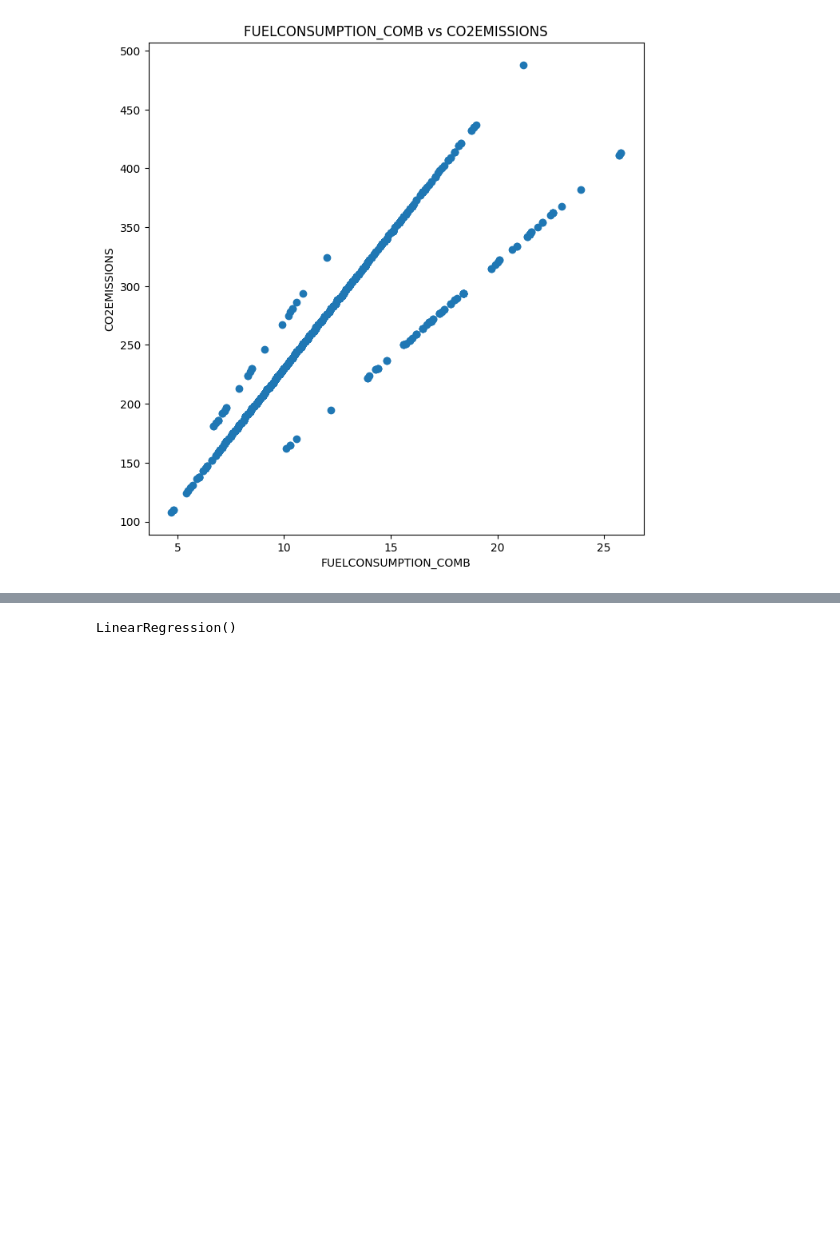
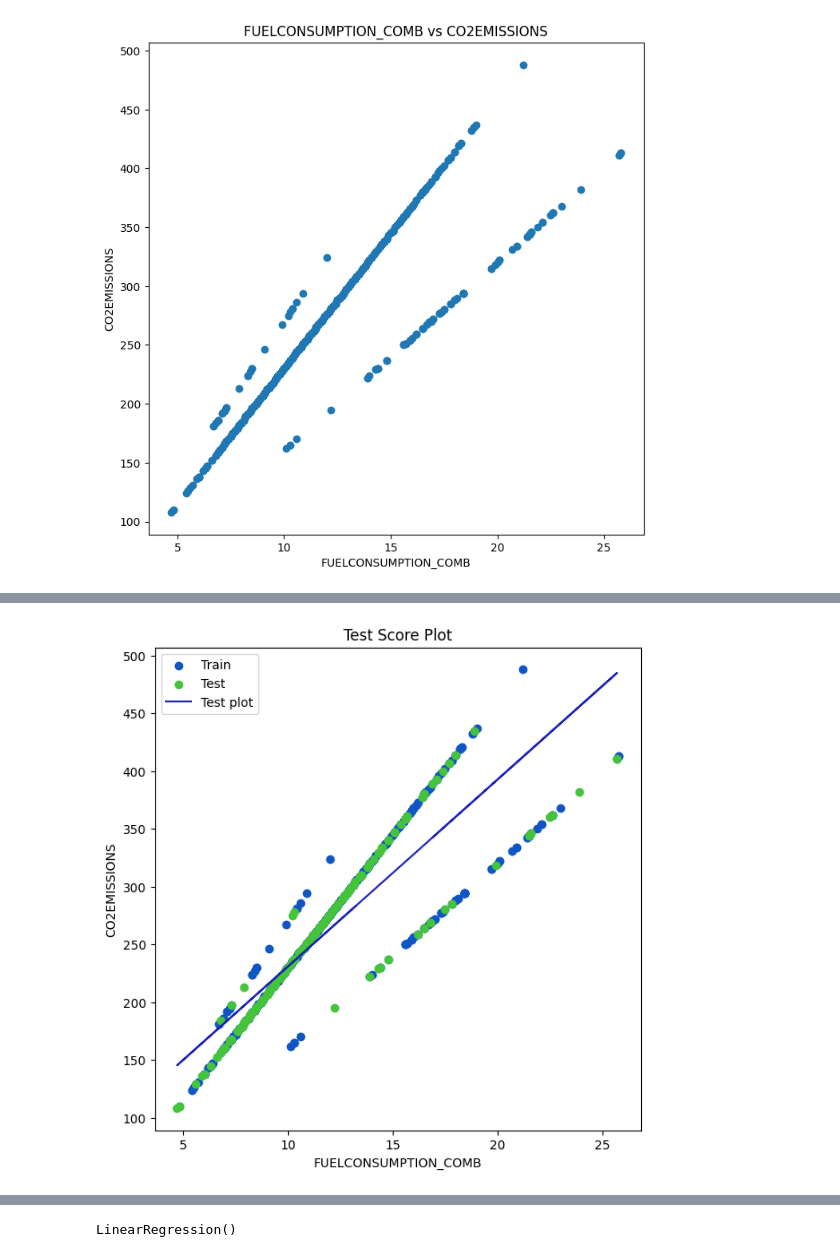
Before and after one commit to python-is-life2022/Fuel-Consumption-Regression-Models, a Jupyter notebook: Fuel_Consumption_Regression_Models.ipynb, the cells around one changed output, grey strips where cells are left out. Saved outputs shown, nothing was run; the diff lists cells and outputs as text; code cells hidden in the pictures; blank space fills up the shorter version.

```diff
--- a/Fuel_Consumption_Regression_Models.ipynb
+++ b/Fuel_Consumption_Regression_Models.ipynb
@@ -156,0 +197,12 @@ plt.show()
+# %%
+plt.figure(figsize= (7, 7))
+plt.scatter(X_train_simple['FUELCONSUMPTION_COMB'], y_train_simple, c= '#1055c4', label= 'Train')
+plt.scatter(X_test_simple['FUELCONSUMPTION_COMB'], y_test_simple, c= '#44c43b', label= 'Test')
+plt.plot(X_test_simple['FUELCONSUMPTION_COMB'], y_test_hat, c= '#1a22b8', label= 'Test plot')
+plt.title('Test Score Plot')
+plt.xlabel('FUELCONSUMPTION_COMB')
+plt.ylabel('CO2EMISSIONS')
+plt.legend()
+plt.show()
+# %% [output]
+[figure, added]
```
Also changed, not shown: parts of 28 cells of this notebook.
